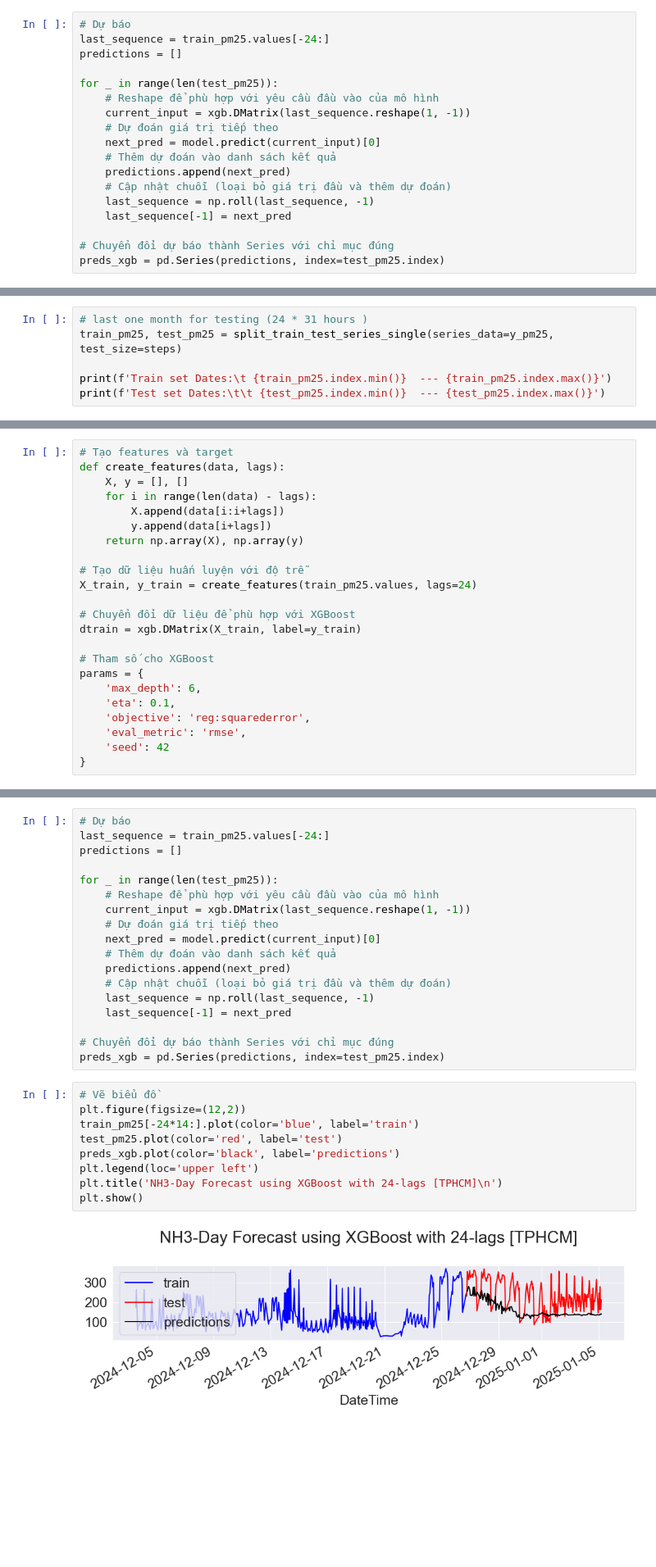
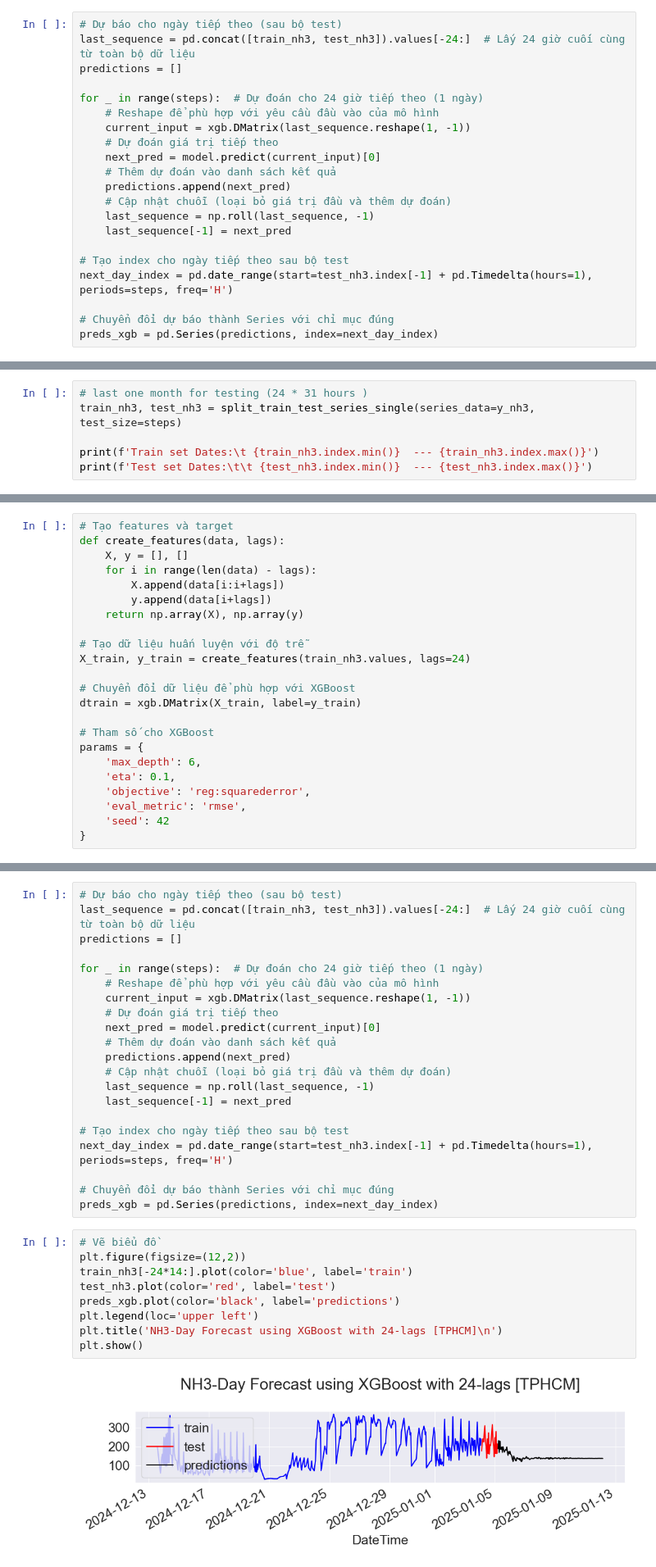
Before and after one commit to ThojTran/PPNC---Comparing-Machine-Learning-Models-for-AQI-Prediction-in-HCMC, a Jupyter notebook: PPNC.ipynb, the cells around one changed output, grey strips where cells are left out. Shown at 82% size. Saved outputs shown, nothing was run; the diff lists cells and outputs as text; blank space fills up the shorter version.

```diff
--- a/PPNC.ipynb
+++ b/PPNC.ipynb
@@ -708,11 +701,11 @@ params = {
 num_rounds = 100
 model = xgb.train(params, dtrain, num_rounds)
 # %%
-# Dự báo
-last_sequence = train_pm25.values[-24:]
+# Dự báo cho ngày tiếp theo (sau bộ test)
+last_sequence = pd.concat([train_nh3, test_nh3]).values[-24:]  # Lấy 24 giờ cuối cùng từ toàn bộ dữ liệu
 predictions = []
 
-for _ in range(len(test_pm25)):
+for _ in range(steps):  # Dự đoán cho 24 giờ tiếp theo (1 ngày)
     # Reshape để phù hợp với yêu cầu đầu vào của mô hình
     current_input = xgb.DMatrix(last_sequence.reshape(1, -1))
     # Dự đoán giá trị tiếp theo
@@ -723,8 +716,11 @@ for _ in range(len(test_pm25)):
     last_sequence = np.roll(last_sequence, -1)
     last_sequence[-1] = next_pred
 
+# Tạo index cho ngày tiếp theo sau bộ test
+next_day_index = pd.date_range(start=test_nh3.index[-1] + pd.Timedelta(hours=1), periods=steps, freq='H')
+
 # Chuyển đổi dự báo thành Series với chỉ mục đúng
-preds_xgb = pd.Series(predictions, index=test_pm25.index)
+preds_xgb = pd.Series(predictions, index=next_day_index)
 # %%
 # Vẽ biểu đồ
 plt.figure(figsize=(12,2))
@@ -793,10 +777,10 @@ steps = 24 * 7 # 168 hours Forecast --- Next 7 Days Forecast
 lags = 24  # using past 24 hours window size
 # %%
 # last one month for testing (24 * 31 hours )
-train_pm25, test_pm25 = split_train_test_series_single(series_data=y_pm25, test_size=steps)
+train_nh3, test_nh3 = split_train_test_series_single(series_data=y_nh3, test_size=steps)
 
-print(f'Train set Dates:\t {train_pm25.index.min()}  --- {train_pm25.index.max()}')
-print(f'Test set Dates:\t\t {test_pm25.index.min()}  --- {test_pm25.index.max()}')
+print(f'Train set Dates:\t {train_nh3.index.min()}  --- {train_nh3.index.max()}')
+print(f'Test set Dates:\t\t {test_nh3.index.min()}  --- {test_nh3.index.max()}')
 # %% [output]
 Train set Dates:         2024-11-01 01:00:00  --- 2024-12-26 17:00:00
 Test set Dates:          2024-12-26 18:00:00  --- 2025-01-05 04:00:00
@@ -828,7 +812,7 @@ def create_features(data, lags):
     return np.array(X), np.array(y)
 
 # Tạo dữ liệu huấn luyện với độ trễ
-X_train, y_train = create_features(train_pm25.values, lags=24)
+X_train, y_train = create_features(train_nh3.values, lags=24)
 
 # Chuyển đổi dữ liệu để phù hợp với XGBoost
 dtrain = xgb.DMatrix(X_train, label=y_train)
@@ -846,11 +830,11 @@ params = {
 num_rounds = 100
 model = xgb.train(params, dtrain, num_rounds)
 # %%
-# Dự báo
-last_sequence = train_pm25.values[-24:]
+# Dự báo cho ngày tiếp theo (sau bộ test)
+last_sequence = pd.concat([train_nh3, test_nh3]).values[-24:]  # Lấy 24 giờ cuối cùng từ toàn bộ dữ liệu
 predictions = []
 
-for _ in range(len(test_pm25)):
+for _ in range(steps):  # Dự đoán cho 24 giờ tiếp theo (1 ngày)
     # Reshape để phù hợp với yêu cầu đầu vào của mô hình
     current_input = xgb.DMatrix(last_sequence.reshape(1, -1))
     # Dự đoán giá trị tiếp theo
@@ -861,19 +845,22 @@ for _ in range(len(test_pm25)):
     last_sequence = np.roll(last_sequence, -1)
     last_sequence[-1] = next_pred
 
+# Tạo index cho ngày tiếp theo sau bộ test
+next_day_index = pd.date_range(start=test_nh3.index[-1] + pd.Timedelta(hours=1), periods=steps, freq='H')
+
 # Chuyển đổi dự báo thành Series với chỉ mục đúng
-preds_xgb = pd.Series(predictions, index=test_pm25.index)
+preds_xgb = pd.Series(predictions, index=next_day_index)
 # %%
 # Vẽ biểu đồ
 plt.figure(figsize=(12,2))
-train_pm25[-24*14:].plot(color='blue', label='train')
-test_pm25.plot(color='red', label='test')
+train_nh3[-24*14:].plot(color='blue', label='train')
+test_nh3.plot(color='red', label='test')
 preds_xgb.plot(color='black', label='predictions')
 plt.legend(loc='upper left')
 plt.title('NH3-Day Forecast using XGBoost with 24-lags [TPHCM]\n')
 plt.show()
 # %% [output]
-[figure, old version]
+[figure, new version]
 # %% [markdown]
  1. Dự đoán bám sát thực tế (Đường đen vs đỏ)
 Đường dự đoán (màu đen) bám khá sát đường giá trị thực tế (màu đỏ), cho thấy mô hình học tốt xu hướng tổng thể cũng như các dao động ngắn hạn theo ngày. Điều này phản ánh khả năng mô hình nắm bắt được động lực của chuỗi thời gian NH₃.
```
Also changed, not shown: parts of 9 cells of this notebook.
